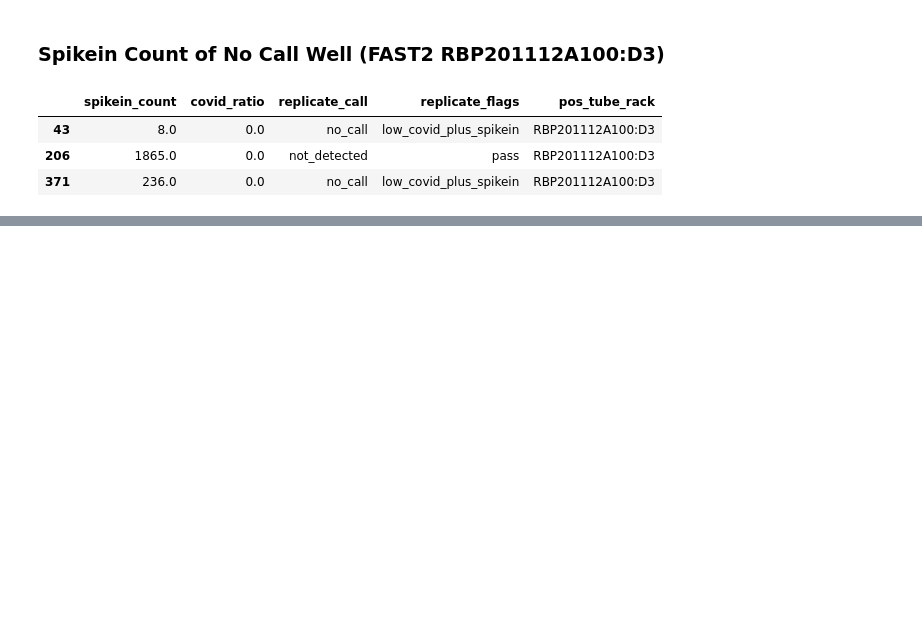
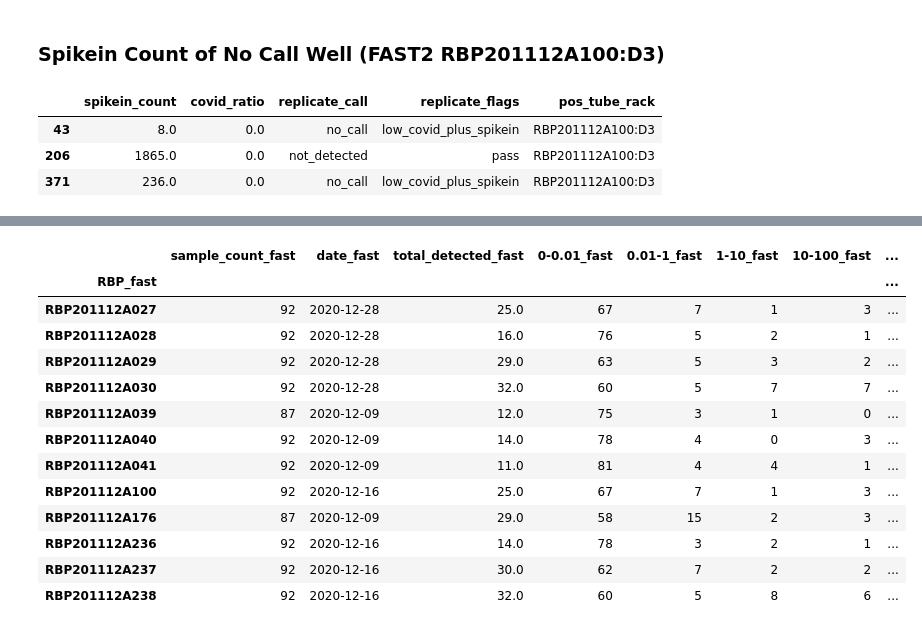
Before and after one commit to gh-bshih/g19_analysis, a Jupyter notebook: 201229_FastConcordanceReproducibility.ipynb, the cells around one changed output, grey strips where cells are left out. Cells and saved outputs as stored; diff of their text form; code cells hidden in the pictures; blank space fills up the shorter version.

```diff
--- a/201229_FastConcordanceReproducibility.ipynb
+++ b/201229_FastConcordanceReproducibility.ipynb
@@ -365,0 +446,25 @@ singlicate[singlicate['pos_tube_rack'] == 'RBP201112A100:D3'].loc[:,['spikein_co
+# %%
+binning_fast = combined.groupby('RBP_fast', sort=False).agg({'sample_count_fast': 'sum',
+                                                             'date_fast': 'max',
+                                                             'total_detected_fast': 'sum',
+                                                             '0-0.01_fast': 'sum',
+                                                             '0.01-1_fast': 'sum',
+                                                             '1-10_fast': 'sum',
+                                                             '10-100_fast': 'sum',
+                                                             '>100_fast': 'sum'})
+binning_fast
+# %% [output]
+|  | sample_count_fast | date_fast | total_detected_fast | 0-0.01_fast | 0.01-1_fast | 1-10_fast | 10-100_fast | ... |
+| RBP_fast |  |  |  |  |  |  |  | ... |
+| RBP201112A027 | 92 | 2020-12-28 | 25.0 | 67 | 7 | 1 | 3 | ... |
+| RBP201112A028 | 92 | 2020-12-28 | 16.0 | 76 | 5 | 2 | 1 | ... |
+| RBP201112A029 | 92 | 2020-12-28 | 29.0 | 63 | 5 | 3 | 2 | ... |
+| RBP201112A030 | 92 | 2020-12-28 | 32.0 | 60 | 5 | 7 | 7 | ... |
+| RBP201112A039 | 87 | 2020-12-09 | 12.0 | 75 | 3 | 1 | 0 | ... |
+| RBP201112A040 | 92 | 2020-12-09 | 14.0 | 78 | 4 | 0 | 3 | ... |
+| RBP201112A041 | 92 | 2020-12-09 | 11.0 | 81 | 4 | 4 | 1 | ... |
+| RBP201112A100 | 92 | 2020-12-16 | 25.0 | 67 | 7 | 1 | 3 | ... |
+| RBP201112A176 | 87 | 2020-12-09 | 29.0 | 58 | 15 | 2 | 3 | ... |
+| RBP201112A236 | 92 | 2020-12-16 | 14.0 | 78 | 3 | 2 | 1 | ... |
+| RBP201112A237 | 92 | 2020-12-16 | 30.0 | 62 | 7 | 2 | 2 | ... |
+| RBP201112A238 | 92 | 2020-12-16 | 32.0 | 60 | 5 | 8 | 6 | ... |
```
Also changed, not shown: parts of 7 cells of this notebook.
